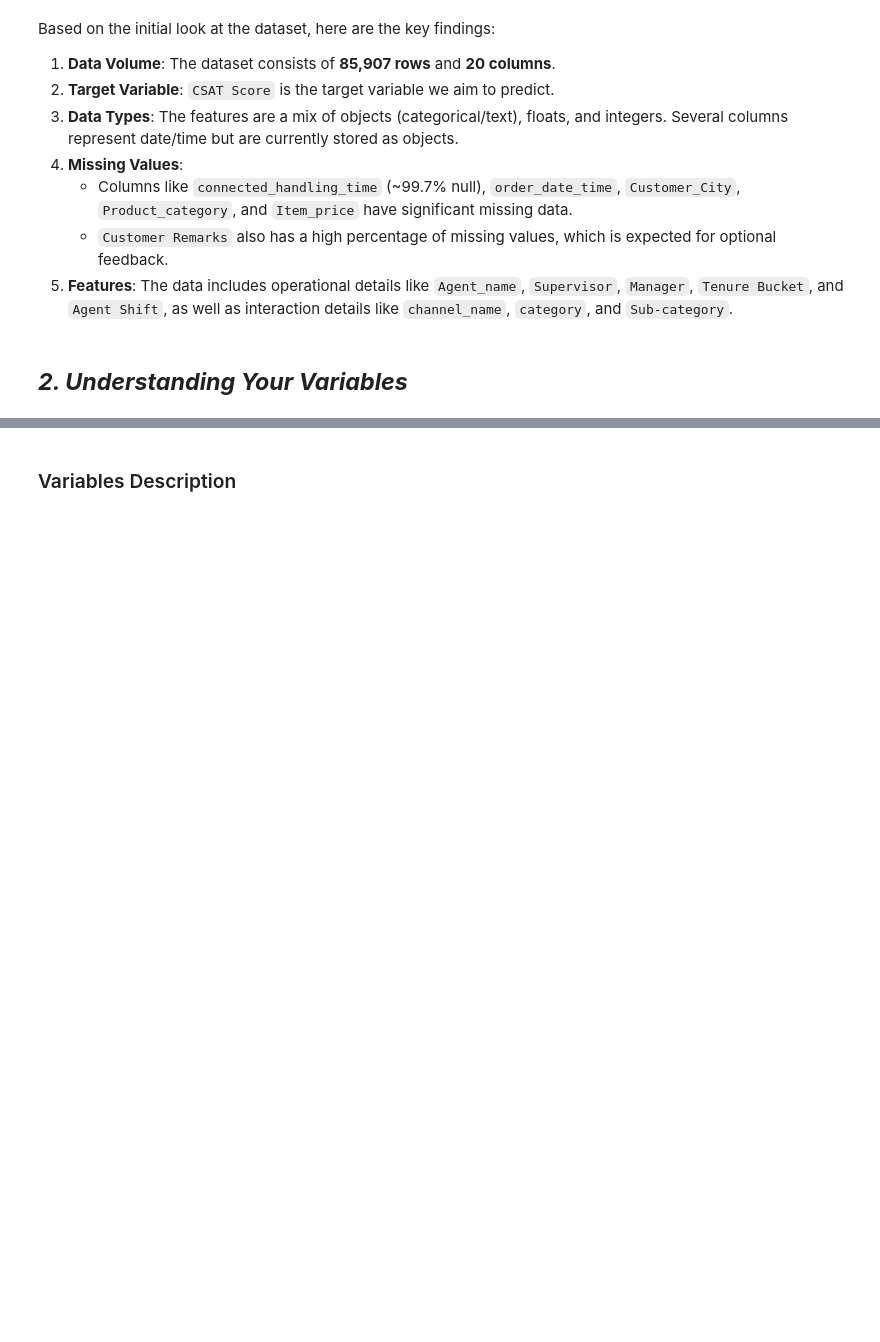
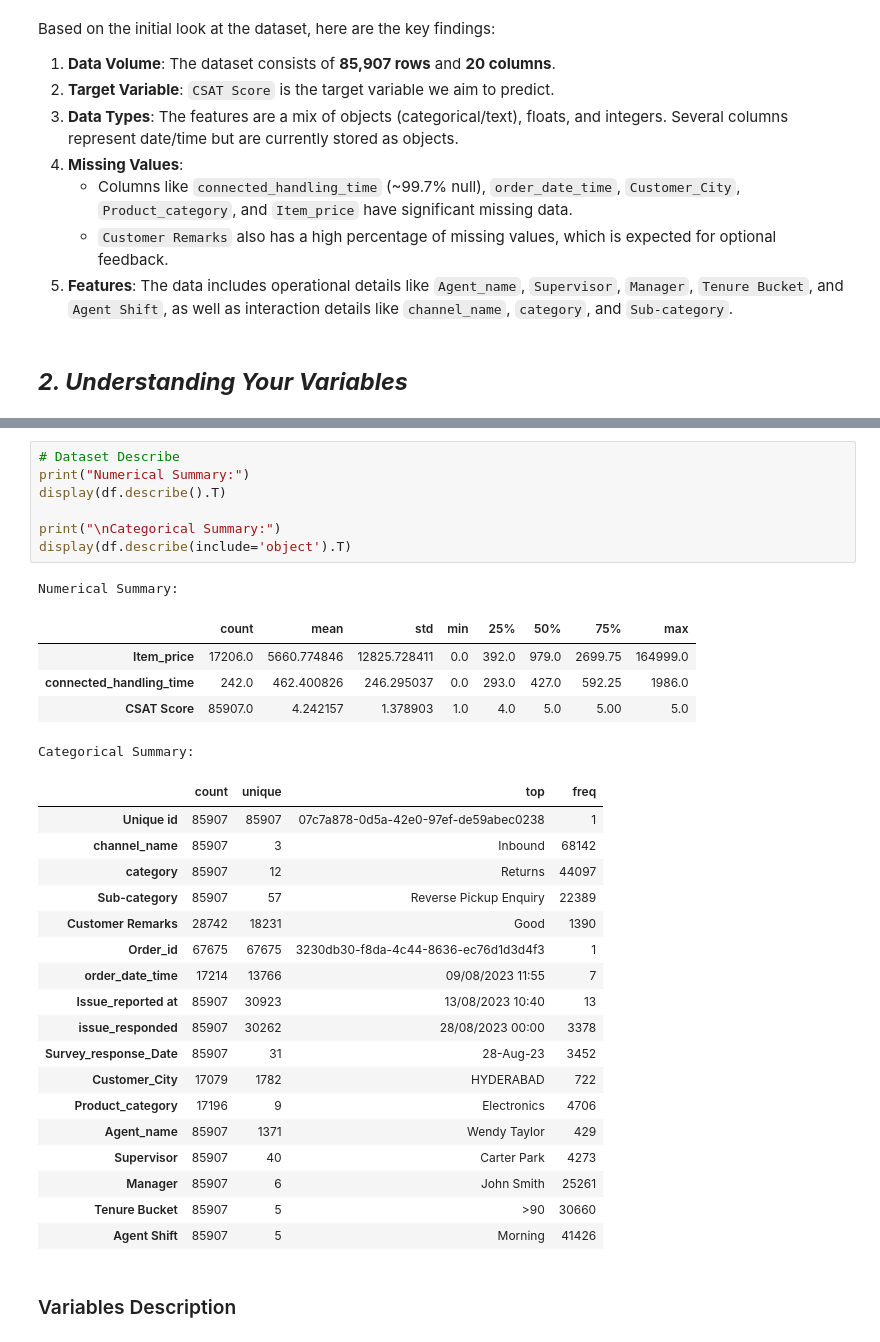
Before and after one commit to amol004/E-Commerce-Customer-Satisfaction-Score-Prediction-Deep-Learning, a Jupyter notebook: E_Commerce_Customer_Satisfaction_Score_Prediction.ipynb, the cells around one changed output, grey strips where cells are left out. Drawn from its saved outputs; the diff is of its cells as text; blank space fills up the shorter version.

```diff
--- a/E_Commerce_Customer_Satisfaction_Score_Prediction.ipynb
+++ b/E_Commerce_Customer_Satisfaction_Score_Prediction.ipynb
@@ -204,3 +207,35 @@ Based on the initial look at the dataset, here are the key findings:
+# %%
+# Dataset Describe
+print("Numerical Summary:")
+display(df.describe().T)
+
+print("\nCategorical Summary:")
+display(df.describe(include='object').T)
+# %% [output]
+Numerical Summary:
+|  | count | mean | std | min | 25% | 50% | 75% | max |
+| Item_price | 17206.0 | 5660.774846 | 12825.728411 | 0.0 | 392.0 | 979.0 | 2699.75 | 164999.0 |
+| connected_handling_time | 242.0 | 462.400826 | 246.295037 | 0.0 | 293.0 | 427.0 | 592.25 | 1986.0 |
+| CSAT Score | 85907.0 | 4.242157 | 1.378903 | 1.0 | 4.0 | 5.0 | 5.00 | 5.0 |
+Categorical Summary:
+|  | count | unique | top | freq |
+| Unique id | 85907 | 85907 | 07c7a878-0d5a-42e0-97ef-de59abec0238 | 1 |
+| channel_name | 85907 | 3 | Inbound | 68142 |
+| category | 85907 | 12 | Returns | 44097 |
+| Sub-category | 85907 | 57 | Reverse Pickup Enquiry | 22389 |
+| Customer Remarks | 28742 | 18231 | Good | 1390 |
+| Order_id | 67675 | 67675 | 3230db30-f8da-4c44-8636-ec76d1d3d4f3 | 1 |
+| order_date_time | 17214 | 13766 | 09/08/2023 11:55 | 7 |
+| Issue_reported at | 85907 | 30923 | 13/08/2023 10:40 | 13 |
+| issue_responded | 85907 | 30262 | 28/08/2023 00:00 | 3378 |
+| Survey_response_Date | 85907 | 31 | 28-Aug-23 | 3452 |
+| Customer_City | 17079 | 1782 | HYDERABAD | 722 |
+| Product_category | 17196 | 9 | Electronics | 4706 |
+| Agent_name | 85907 | 1371 | Wendy Taylor | 429 |
+| Supervisor | 85907 | 40 | Carter Park | 4273 |
+| Manager | 85907 | 6 | John Smith | 25261 |
+| Tenure Bucket | 85907 | 5 | >90 | 30660 |
+| Agent Shift | 85907 | 5 | Morning | 41426 |
 # %% [markdown]
 ### Variables Description
 # %% [markdown]
```
Also changed, not shown: parts of 5 cells of this notebook.
